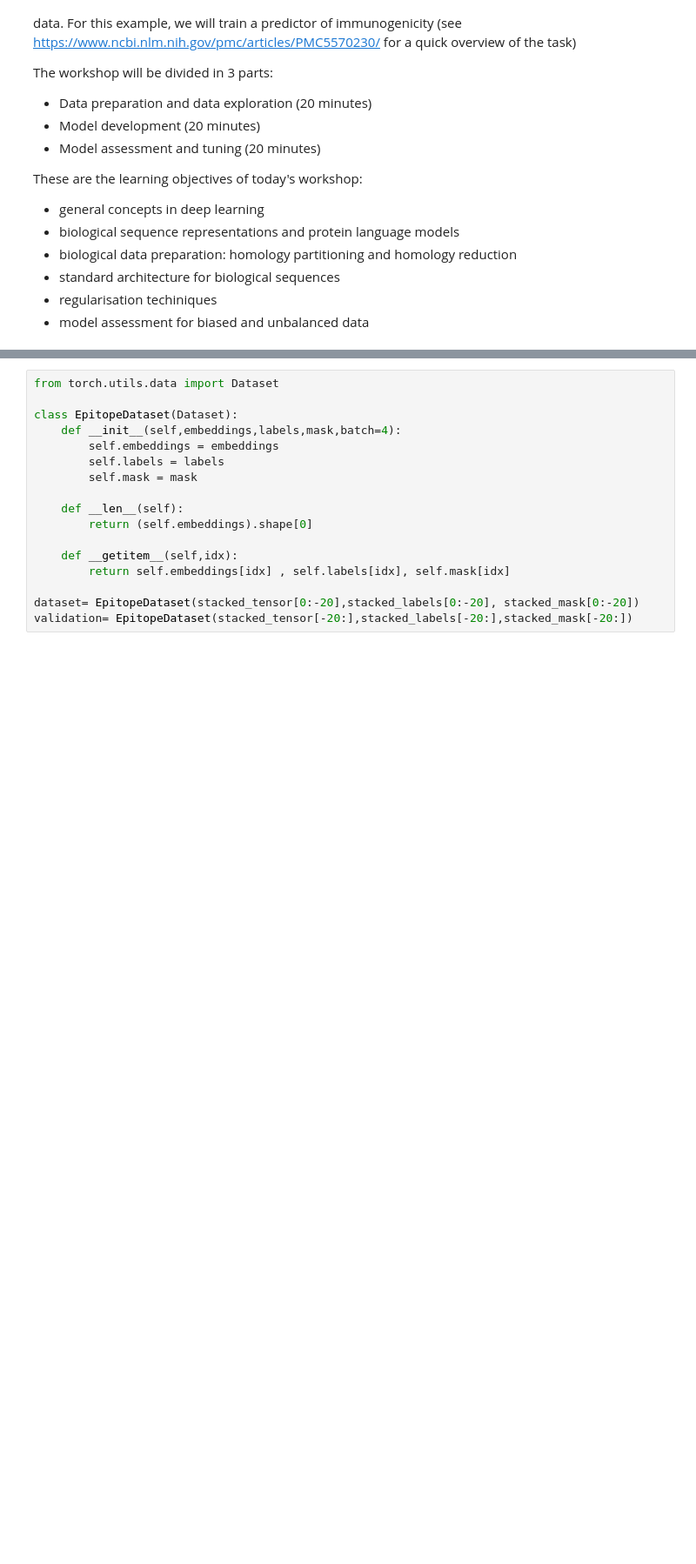
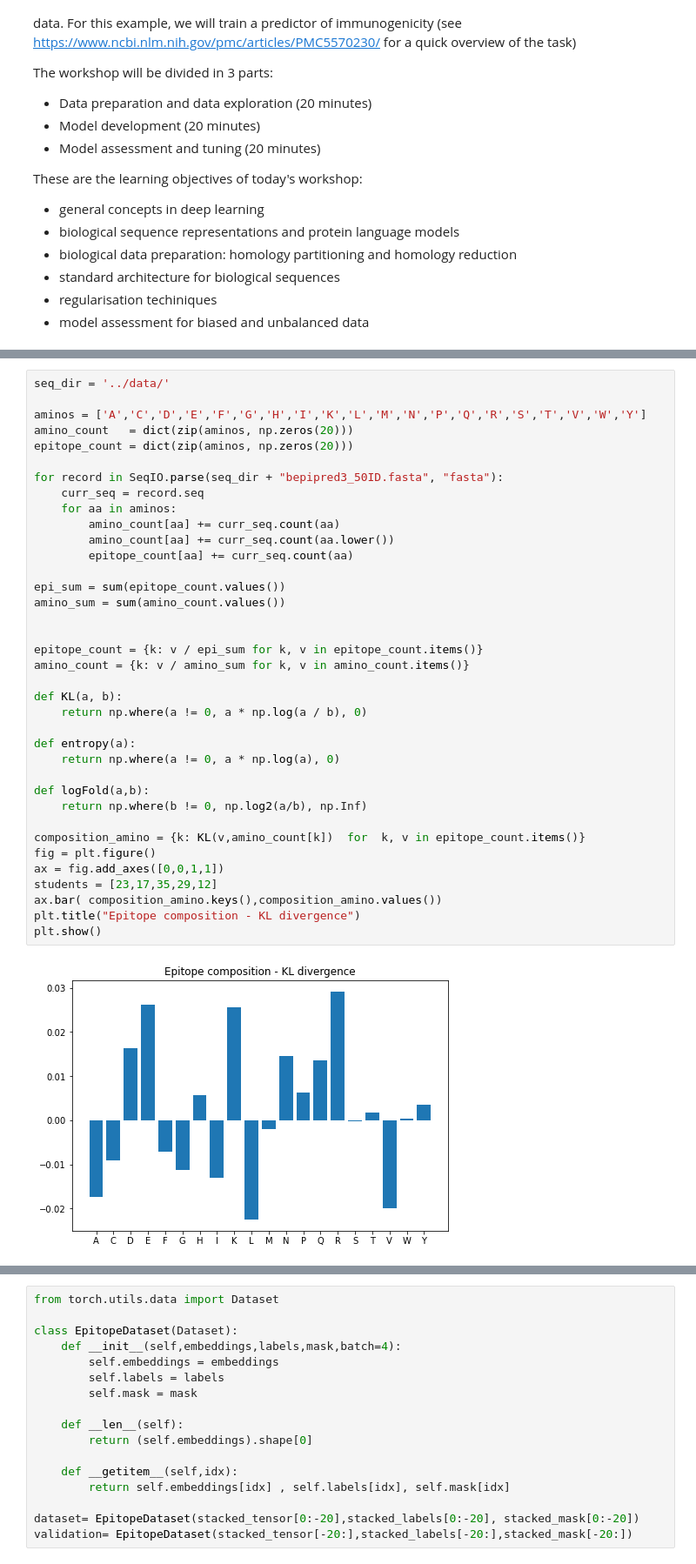
Before and after one commit to MarcatiliLab/workshop_elixir_2021, a Jupyter notebook: scripts/deeplearning_intro__MH-Copy1.ipynb, the cells around one changed output, grey strips where cells are left out. Shown at 87% size. Cells and saved outputs as stored; diff of their text form; blank space fills up the shorter version.

Commit message:
extra figures

```diff
--- a/scripts/deeplearning_intro__MH-Copy1.ipynb
+++ b/scripts/deeplearning_intro__MH-Copy1.ipynb
@@ -27,0 +61,39 @@ These are the learning objectives of today's workshop:
+# %%
+seq_dir = '../data/'
+
+aminos = ['A','C','D','E','F','G','H','I','K','L','M','N','P','Q','R','S','T','V','W','Y']
+amino_count   = dict(zip(aminos, np.zeros(20)))
+epitope_count = dict(zip(aminos, np.zeros(20)))
+
+for record in SeqIO.parse(seq_dir + "bepipred3_50ID.fasta", "fasta"):
+    curr_seq = record.seq
+    for aa in aminos:
+        amino_count[aa] += curr_seq.count(aa)
+        amino_count[aa] += curr_seq.count(aa.lower())
+        epitope_count[aa] += curr_seq.count(aa)
+
+epi_sum = sum(epitope_count.values())
+amino_sum = sum(amino_count.values())
+
+
+epitope_count = {k: v / epi_sum for k, v in epitope_count.items()}
+amino_count = {k: v / amino_sum for k, v in amino_count.items()}
+
+def KL(a, b):
+    return np.where(a != 0, a * np.log(a / b), 0)
+
+def entropy(a):
+    return np.where(a != 0, a * np.log(a), 0)
+
+def logFold(a,b):
+    return np.where(b != 0, np.log2(a/b), np.Inf)
+
+composition_amino = {k: KL(v,amino_count[k])  for  k, v in epitope_count.items()}
+fig = plt.figure()
+ax = fig.add_axes([0,0,1,1])
+students = [23,17,35,29,12]
+ax.bar( composition_amino.keys(),composition_amino.values())
+plt.title("Epitope composition - KL divergence")
+plt.show()
+# %% [output]
+[figure, added]
```
Also changed, not shown: parts of 7 cells of this notebook, 3 other files.
